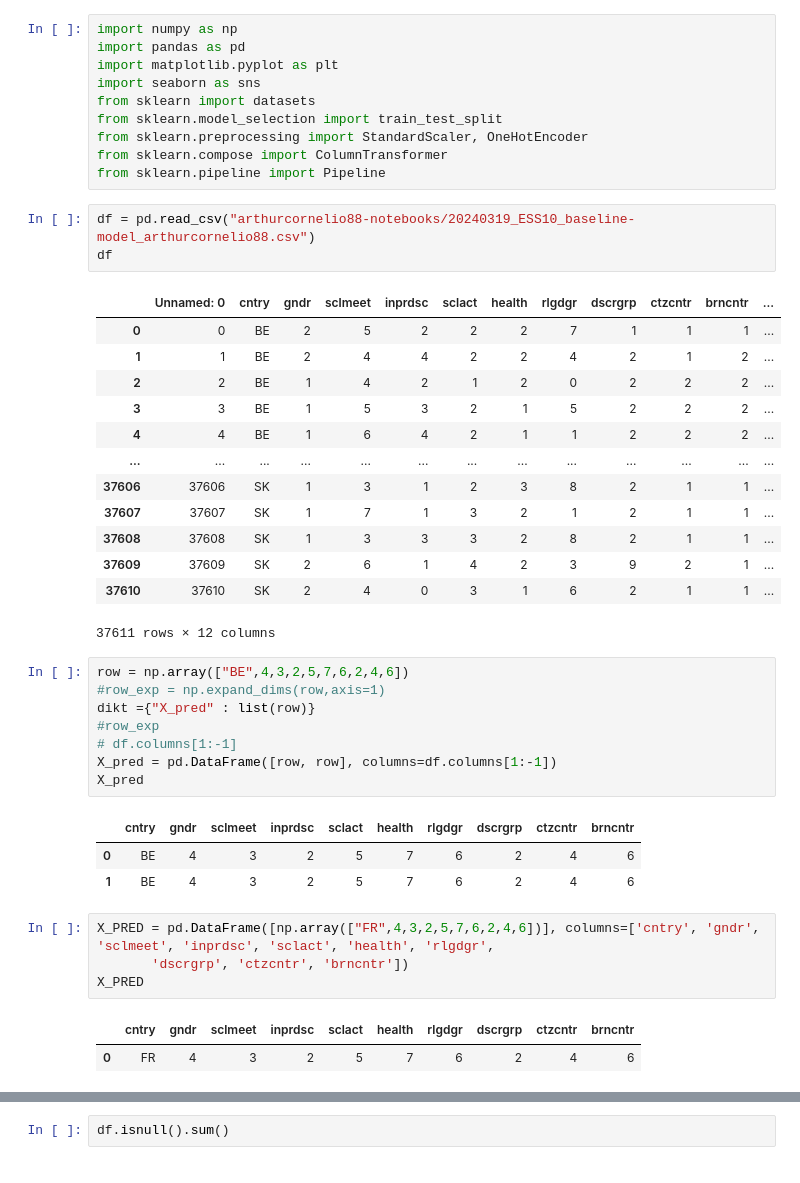
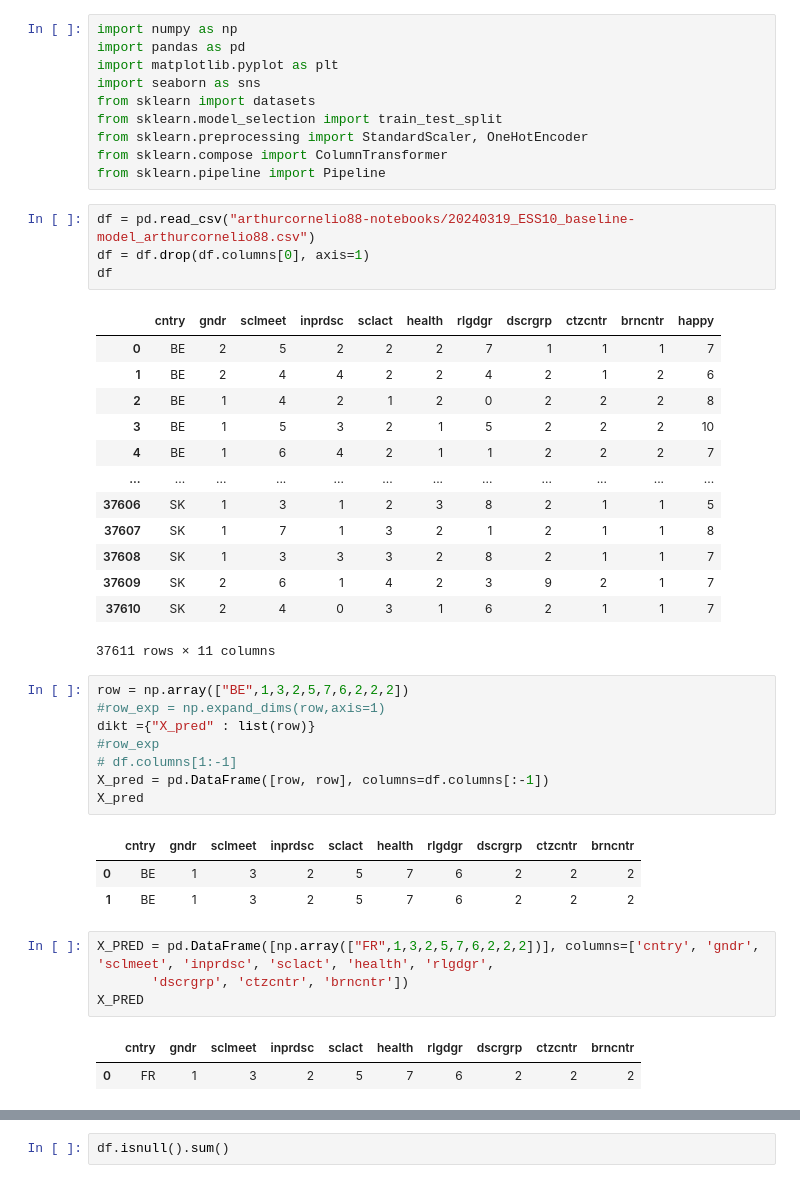
Before and after one commit to arthurcornelio88/how-happy-is-europe, a Jupyter notebook: Bhavesh_Baseline.ipynb, the cells around one changed output, grey strips where cells are left out. Drawn from its saved outputs; the diff is of its cells as text.

```diff
--- a/Bhavesh_Baseline.ipynb
+++ b/Bhavesh_Baseline.ipynb
@@ -12,37 +12,38 @@ from sklearn.compose import ColumnTransformer
 from sklearn.pipeline import Pipeline
 # %%
 df = pd.read_csv("arthurcornelio88-notebooks/20240319_ESS10_baseline-model_arthurcornelio88.csv")
+df = df.drop(df.columns[0], axis=1)
 df
 # %% [output]
-|  | Unnamed: 0 | cntry | gndr | sclmeet | inprdsc | sclact | health | rlgdgr | dscrgrp | ctzcntr | brncntr | ... |
-| 0 | 0 | BE | 2 | 5 | 2 | 2 | 2 | 7 | 1 | 1 | 1 | ... |
-| 1 | 1 | BE | 2 | 4 | 4 | 2 | 2 | 4 | 2 | 1 | 2 | ... |
-| 2 | 2 | BE | 1 | 4 | 2 | 1 | 2 | 0 | 2 | 2 | 2 | ... |
-| 3 | 3 | BE | 1 | 5 | 3 | 2 | 1 | 5 | 2 | 2 | 2 | ... |
-| 4 | 4 | BE | 1 | 6 | 4 | 2 | 1 | 1 | 2 | 2 | 2 | ... |
-| ... | ... | ... | ... | ... | ... | ... | ... | ... | ... | ... | ... | ... |
-| 37606 | 37606 | SK | 1 | 3 | 1 | 2 | 3 | 8 | 2 | 1 | 1 | ... |
-| 37607 | 37607 | SK | 1 | 7 | 1 | 3 | 2 | 1 | 2 | 1 | 1 | ... |
-| 37608 | 37608 | SK | 1 | 3 | 3 | 3 | 2 | 8 | 2 | 1 | 1 | ... |
-| 37609 | 37609 | SK | 2 | 6 | 1 | 4 | 2 | 3 | 9 | 2 | 1 | ... |
-| 37610 | 37610 | SK | 2 | 4 | 0 | 3 | 1 | 6 | 2 | 1 | 1 | ... |
+|  | cntry | gndr | sclmeet | inprdsc | sclact | health | rlgdgr | dscrgrp | ctzcntr | brncntr | happy |
+| 0 | BE | 2 | 5 | 2 | 2 | 2 | 7 | 1 | 1 | 1 | 7 |
+| 1 | BE | 2 | 4 | 4 | 2 | 2 | 4 | 2 | 1 | 2 | 6 |
+| 2 | BE | 1 | 4 | 2 | 1 | 2 | 0 | 2 | 2 | 2 | 8 |
+| 3 | BE | 1 | 5 | 3 | 2 | 1 | 5 | 2 | 2 | 2 | 10 |
+| 4 | BE | 1 | 6 | 4 | 2 | 1 | 1 | 2 | 2 | 2 | 7 |
+| ... | ... | ... | ... | ... | ... | ... | ... | ... | ... | ... | ... |
+| 37606 | SK | 1 | 3 | 1 | 2 | 3 | 8 | 2 | 1 | 1 | 5 |
+| 37607 | SK | 1 | 7 | 1 | 3 | 2 | 1 | 2 | 1 | 1 | 8 |
+| 37608 | SK | 1 | 3 | 3 | 3 | 2 | 8 | 2 | 1 | 1 | 7 |
+| 37609 | SK | 2 | 6 | 1 | 4 | 2 | 3 | 9 | 2 | 1 | 7 |
+| 37610 | SK | 2 | 4 | 0 | 3 | 1 | 6 | 2 | 1 | 1 | 7 |
-37611 rows × 12 columns
+37611 rows × 11 columns
 # %%
-row = np.array(["BE",4,3,2,5,7,6,2,4,6])
+row = np.array(["BE",1,3,2,5,7,6,2,2,2])
 #row_exp = np.expand_dims(row,axis=1)
 dikt ={"X_pred" : list(row)}
 #row_exp
 # df.columns[1:-1]
-X_pred = pd.DataFrame([row, row], columns=df.columns[1:-1])
+X_pred = pd.DataFrame([row, row], columns=df.columns[:-1])
 X_pred
 # %% [output]
 |  | cntry | gndr | sclmeet | inprdsc | sclact | health | rlgdgr | dscrgrp | ctzcntr | brncntr |
-| 0 | BE | 4 | 3 | 2 | 5 | 7 | 6 | 2 | 4 | 6 |
-| 1 | BE | 4 | 3 | 2 | 5 | 7 | 6 | 2 | 4 | 6 |
+| 0 | BE | 1 | 3 | 2 | 5 | 7 | 6 | 2 | 2 | 2 |
+| 1 | BE | 1 | 3 | 2 | 5 | 7 | 6 | 2 | 2 | 2 |
 # %%
-X_PRED = pd.DataFrame([np.array(["FR",4,3,2,5,7,6,2,4,6])], columns=['cntry', 'gndr', 'sclmeet', 'inprdsc', 'sclact', 'health', 'rlgdgr',
+X_PRED = pd.DataFrame([np.array(["FR",1,3,2,5,7,6,2,2,2])], columns=['cntry', 'gndr', 'sclmeet', 'inprdsc', 'sclact', 'health', 'rlgdgr',
        'dscrgrp', 'ctzcntr', 'brncntr'])
 X_PRED
 # %% [output]
 |  | cntry | gndr | sclmeet | inprdsc | sclact | health | rlgdgr | dscrgrp | ctzcntr | brncntr |
-| 0 | FR | 4 | 3 | 2 | 5 | 7 | 6 | 2 | 4 | 6 |
+| 0 | FR | 1 | 3 | 2 | 5 | 7 | 6 | 2 | 2 | 2 |
```
Also changed, not shown: parts of 8 cells of this notebook, 4 other files.
